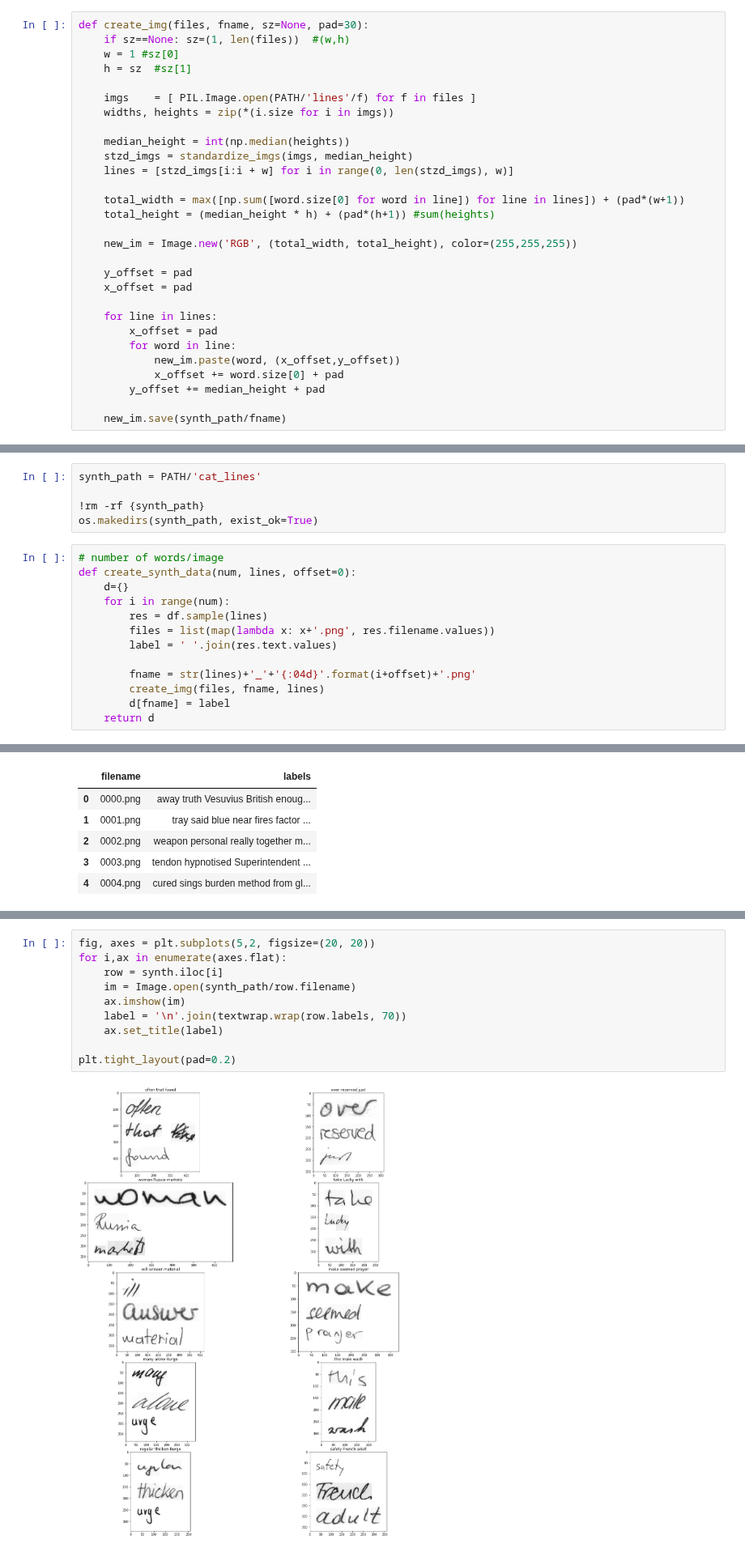
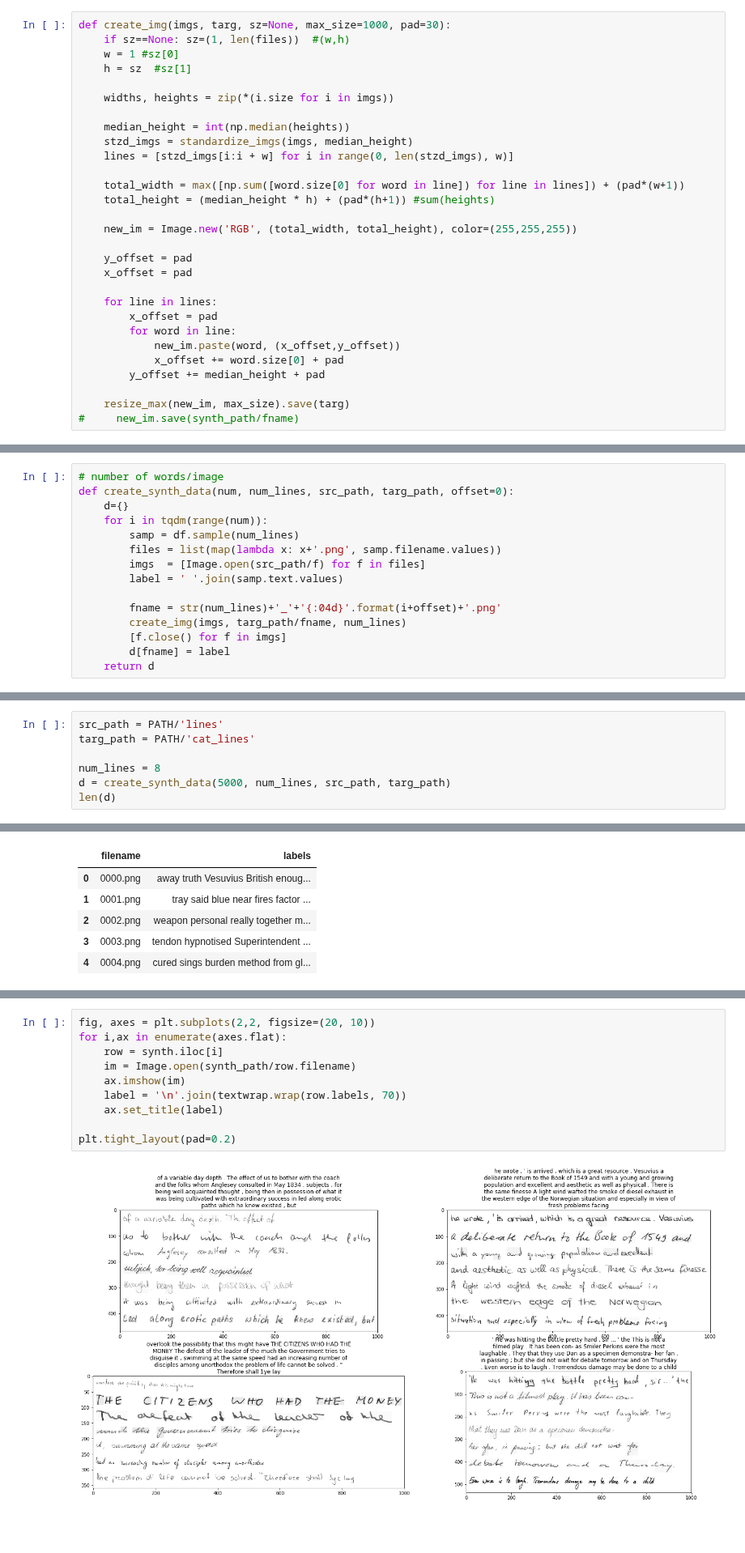
Before and after one commit to ahs8w/fastai, a Jupyter notebook: projects/OCR-synthesize-data.ipynb, the cells around one changed output, grey strips where cells are left out. Shown at 81% size. Cells and saved outputs as stored; diff of their text form; blank space fills up the shorter version.

Commit message:
concatenate lines into new dataset

```diff
--- a/projects/OCR-synthesize-data.ipynb
+++ b/projects/OCR-synthesize-data.ipynb
@@ -134,10 +114,9 @@ len(df)
 # %%
-def create_img(files, fname, sz=None, pad=30):
+def create_img(imgs, targ, sz=None, max_size=1000, pad=30):
     if sz==None: sz=(1, len(files))  #(w,h)
     w = 1 #sz[0]
     h = sz  #sz[1]
 
-    imgs    = [ PIL.Image.open(PATH/'lines'/f) for f in files ]
     widths, heights = zip(*(i.size for i in imgs))
 
     median_height = int(np.median(heights))
@@ -159,4 +138,5 @@ def create_img(files, fname, sz=None, pad=30):
             x_offset += word.size[0] + pad
         y_offset += median_height + pad
 
-    new_im.save(synth_path/fname)
+    resize_max(new_im, max_size).save(targ)
+#     new_im.save(synth_path/fname)
@@ -165,18 +143,15 @@ def create_img(files, fname, sz=None, pad=30):
-# %%
-synth_path = PATH/'cat_lines'
-
-!rm -rf {synth_path}
-os.makedirs(synth_path, exist_ok=True)
 # %%
 # number of words/image
-def create_synth_data(num, lines, offset=0):
+def create_synth_data(num, num_lines, src_path, targ_path, offset=0):
     d={}
-    for i in range(num):
-        res = df.sample(lines)
-        files = list(map(lambda x: x+'.png', res.filename.values))
-        label = ' '.join(res.text.values)
+    for i in tqdm(range(num)):
+        samp = df.sample(num_lines)
+        files = list(map(lambda x: x+'.png', samp.filename.values))
+        imgs  = [Image.open(src_path/f) for f in files]
+        label = ' '.join(samp.text.values)
 
-        fname = str(lines)+'_'+'{:04d}'.format(i+offset)+'.png'
-        create_img(files, fname, lines)
+        fname = str(num_lines)+'_'+'{:04d}'.format(i+offset)+'.png'
+        create_img(imgs, targ_path/fname, num_lines)
+        [f.close() for f in imgs]
         d[fname] = label
     return d
@@ -185,0 +158,7 @@ len(d)
+# %%
+src_path = PATH/'lines'
+targ_path = PATH/'cat_lines'
+
+num_lines = 8
+d = create_synth_data(5000, num_lines, src_path, targ_path)
+len(d)
@@ -402,15 +407,15 @@ synth.head()
 # %%
-fig, axes = plt.subplots(5,2, figsize=(20, 20))
+fig, axes = plt.subplots(2,2, figsize=(20, 10))
 for i,ax in enumerate(axes.flat):
     row = synth.iloc[i]
     im = Image.open(synth_path/row.filename)
     ax.imshow(im)
     label = '\n'.join(textwrap.wrap(row.labels, 70))
     ax.set_title(label)
 
 plt.tight_layout(pad=0.2)
 # %% [output]
-[figure, old version]
+[figure, new version]
 # %% [markdown]
 ## Numericalize characters
 # %%
```
Also changed, not shown: parts of 26 cells of this notebook, 1 other file.
